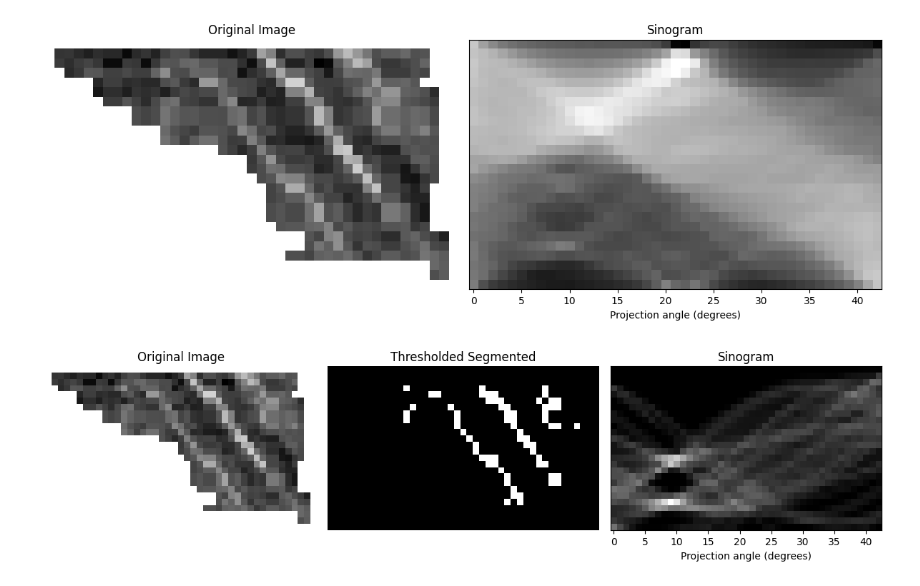
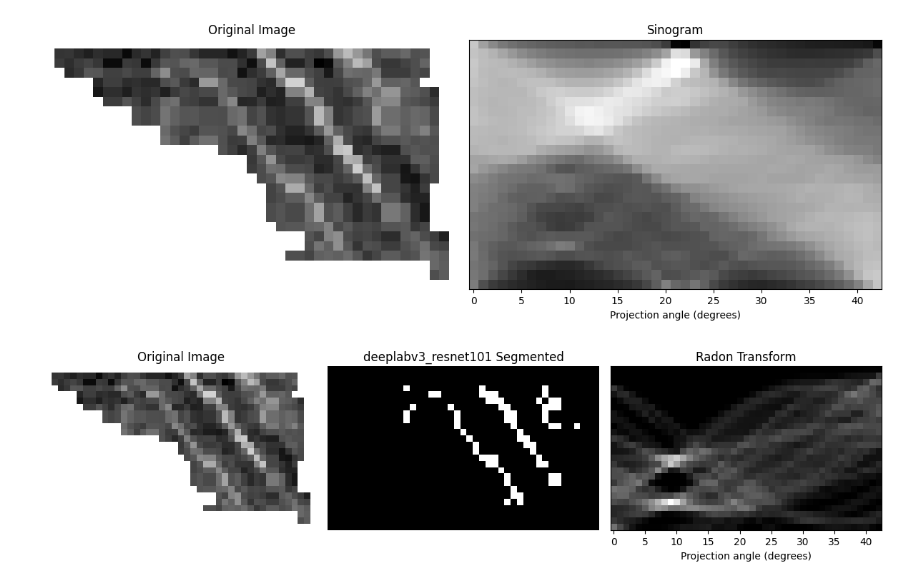
Before and after one commit to WilliamMAPearson/RadonAngleFinder, a Jupyter notebook: problem_statement.ipynb, the cells around one changed output. Cells and saved outputs as stored; diff of their text form; code cells hidden in the pictures.

Commit message:
Updating image labels

```diff
--- a/problem_statement.ipynb
+++ b/problem_statement.ipynb
@@ -187,33 +187,33 @@ def process_image(image_path, threshold=128):
             binary_img[labeled_array == i] = False
 
     # Compute Radon transform
     theta = np.linspace(0., 180., max(img_array.shape), endpoint=False)
     sinogram = radon(binary_img, theta=theta, circle=True)
 
     plt.figure(figsize=(12, 4))  # Wider figure to fit 3 subplots nicely
 
     plt.subplot(1, 3, 1)
     plt.title("Original Image")
     plt.imshow(image, cmap='gray')
     plt.axis('off')
 
     plt.subplot(1, 3, 2)
-    plt.title("Thresholded Segmented")
+    plt.title("deeplabv3_resnet101 Segmented")
     plt.imshow(binary_img, cmap='gray')
     plt.axis('off')
 
     plt.subplot(1, 3, 3)
-    plt.title("Sinogram")
+    plt.title("Radon Transform")
     plt.xlabel("Projection angle (degrees)")
     plt.imshow(sinogram, cmap='gray')
     plt.gca().set_yticks([])          # Remove y ticks
     plt.gca().set_yticklabels([])     # Remove y tick labels
 
     plt.tight_layout()
     plt.savefig("3 segmented_output.png", dpi=300)  # Save the figure as a PNG file
     plt.show()
 
 # Example usage:
 process_image("src/dataset/images/Grain 1.png")
 # %% [output]
-[figure, old version]
+[figure, new version]
```
Also changed, not shown: 2 other files.
